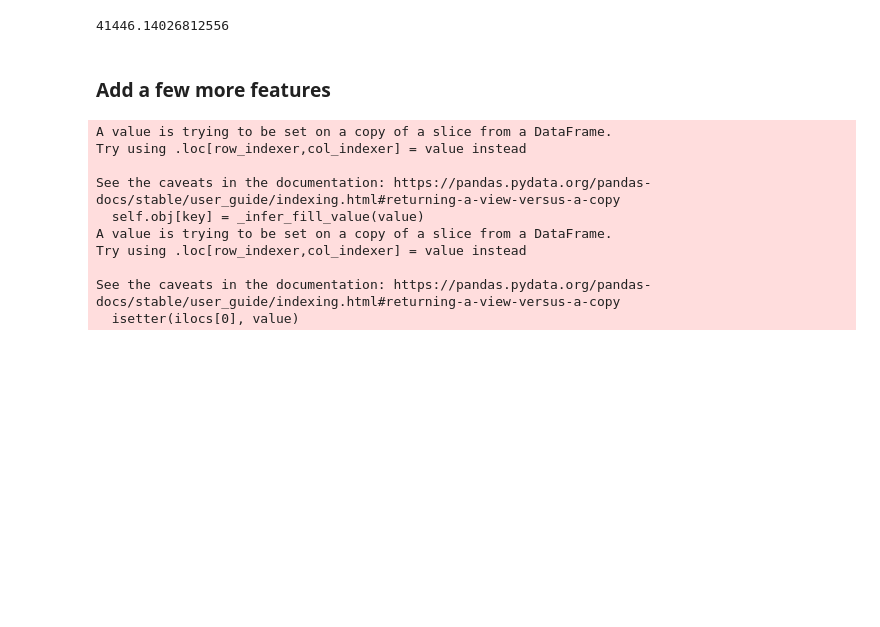
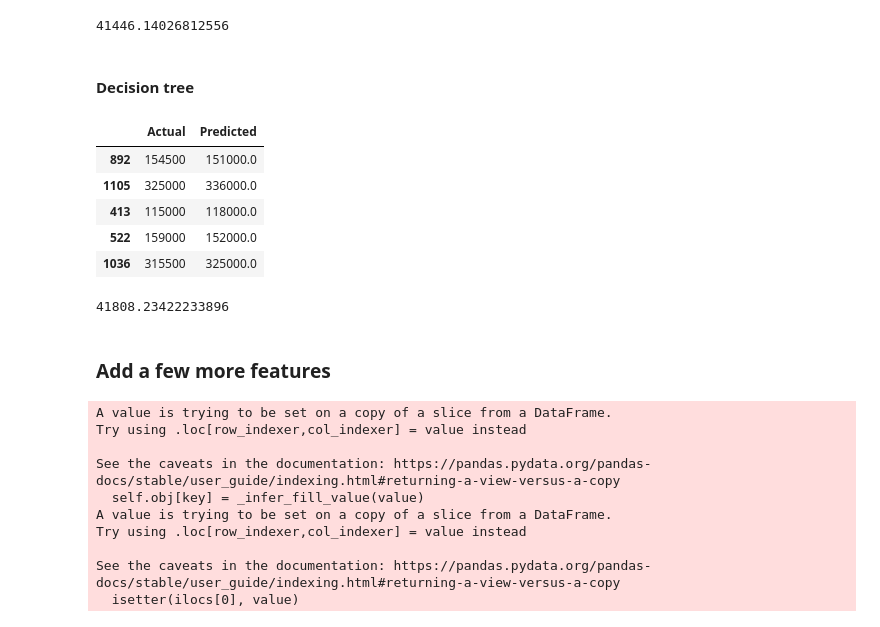
Before and after one commit to zhangyang2017/kaggle_HousePrices_Advanced, a Jupyter notebook: pipeline.ipynb, the cells around one changed output. Saved outputs shown, nothing was run; the diff lists cells and outputs as text; code cells hidden in the pictures; blank space fills up the shorter version.

```diff
--- a/pipeline.ipynb
+++ b/pipeline.ipynb
@@ -94,3 +96,5 @@ lin_rmse = np.sqrt(lin_mse)
 lin_rmse
 # %% [output]
 41446.14026812556
+# %% [markdown]
+#### Decision tree
@@ -97,3 +103,26 @@ lin_rmse
+# %%
+reg = DecisionTreeRegressor()
+pipe_dt = make_pipeline(num_transformer,reg)
+# %%
+pipe_dt.fit(train_base, y_base);
+# %%
+predictions = pipe_dt.predict(val_base)
+# %%
+df = pd.DataFrame({'Actual': y_val, 'Predicted': predictions})
+df.head()
+# %% [output]
+|  | Actual | Predicted |
+| 892 | 154500 | 151000.0 |
+| 1105 | 325000 | 336000.0 |
+| 413 | 115000 | 118000.0 |
+| 522 | 159000 | 152000.0 |
+| 1036 | 315500 | 325000.0 |
+# %%
+dt_mse = mean_squared_error(y_val, predictions)
+dt_rmse = np.sqrt(dt_mse)
+dt_rmse
+# %% [output]
+41808.23422233896
 # %% [markdown]
 ### Add a few more features
 # %%
```
Also changed, not shown: parts of 2 cells of this notebook.
